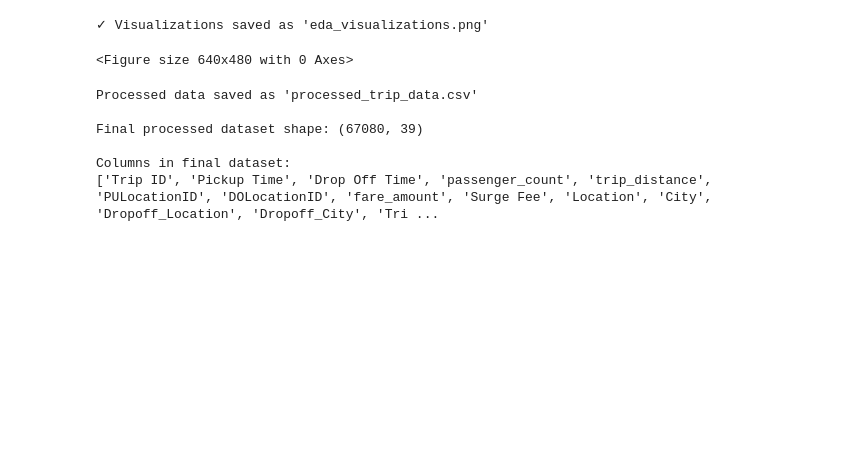
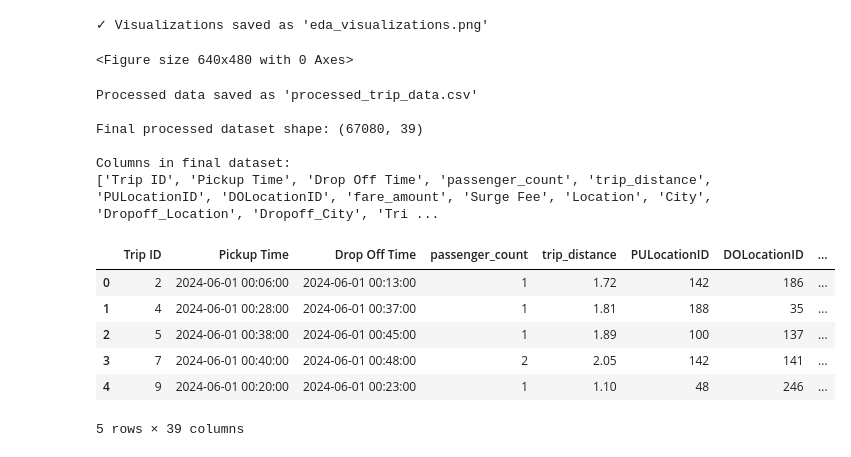
Before and after one commit to codewithkaran-21/Uber-Trip-Analysyis-and-Prediction, a Jupyter notebook: notebook/experiment.ipynb, the cells around one changed output. Saved outputs shown, nothing was run; the diff lists cells and outputs as text; code cells hidden in the pictures; blank space fills up the shorter version.

```diff
--- a/notebook/experiment.ipynb
+++ b/notebook/experiment.ipynb
@@ -365,3 +365,15 @@ Final processed dataset shape: (67080, 39)
 
 Columns in final dataset:
 ['Trip ID', 'Pickup Time', 'Drop Off Time', 'passenger_count', 'trip_distance', 'PULocationID', 'DOLocationID', 'fare_amount', 'Surge Fee', 'Location', 'City', 'Dropoff_Location', 'Dropoff_City', 'Tri ...
+# %%
+df = pd.read_csv(r"../data\processed_trip_data.csv")
+# %%
+df.head()
+# %% [output]
+|  | Trip ID | Pickup Time | Drop Off Time | passenger_count | trip_distance | PULocationID | DOLocationID | ... |
+| 0 | 2 | 2024-06-01 00:06:00 | 2024-06-01 00:13:00 | 1 | 1.72 | 142 | 186 | ... |
+| 1 | 4 | 2024-06-01 00:28:00 | 2024-06-01 00:37:00 | 1 | 1.81 | 188 | 35 | ... |
+| 2 | 5 | 2024-06-01 00:38:00 | 2024-06-01 00:45:00 | 1 | 1.89 | 100 | 137 | ... |
+| 3 | 7 | 2024-06-01 00:40:00 | 2024-06-01 00:48:00 | 2 | 2.05 | 142 | 141 | ... |
+| 4 | 9 | 2024-06-01 00:20:00 | 2024-06-01 00:23:00 | 1 | 1.10 | 48 | 246 | ... |
+5 rows × 39 columns
```
Also changed, not shown: parts of 22 cells of this notebook, 2 other files.
